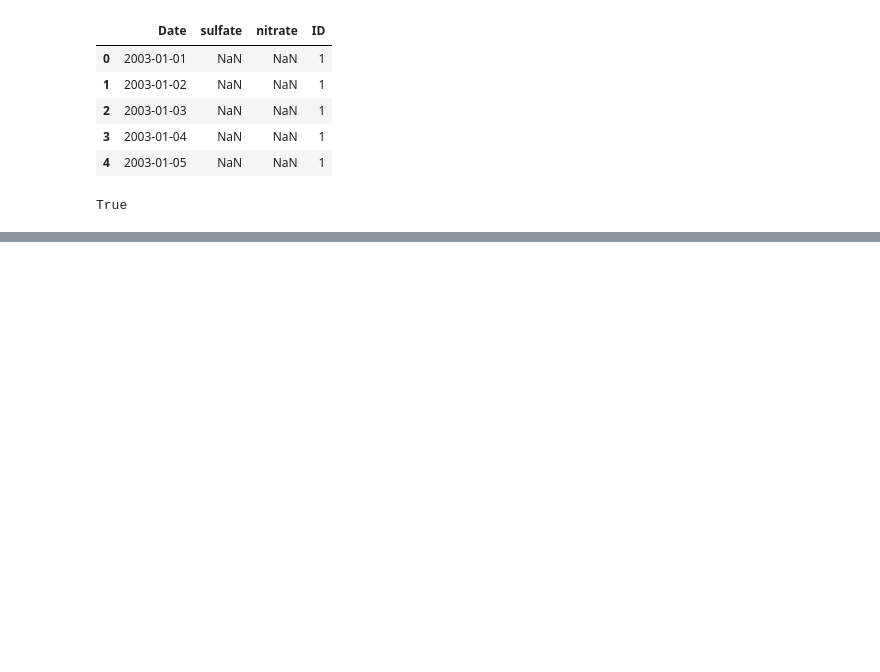
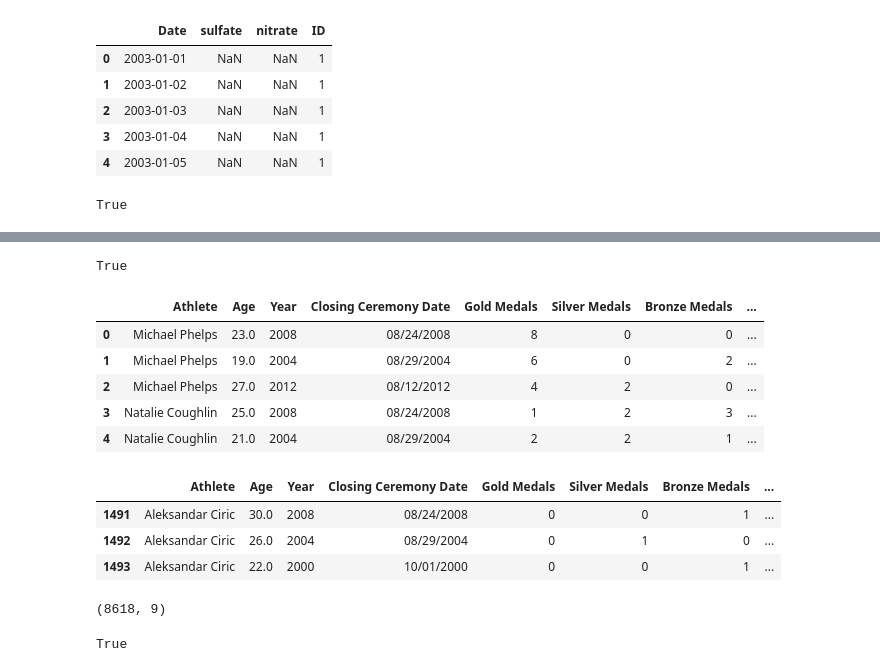
Before and after one commit to elugo00/machine-learning-python-course, a Jupyter notebook: notebooks/T2 - 4 - Data Cleaning - Concatenación de datos.ipynb, the cells around one changed output, grey strips where cells are left out. Cells and saved outputs as stored; diff of their text form; code cells hidden in the pictures; blank space fills up the shorter version.

```diff
--- a/notebooks/T2 - 4 - Data Cleaning - Concatenación de datos.ipynb
+++ b/notebooks/T2 - 4 - Data Cleaning - Concatenación de datos.ipynb
@@ -177,0 +202,3 @@ True
+# %%
+data_country = pd.read_csv(filepath + "Athlete_Country_Map.csv", encoding="ISO-8859-1")
+data_country.head()
@@ -177,0 +246,32 @@ True
+# %%
+data_country_dp = data_country.drop_duplicates(subset="Athlete")
+len(data_country_dp)==len(a)
+# %% [output]
+True
+# %%
+data_main_country = pd.merge(left = data_main, right = data_country_dp,
+                            left_on="Athlete", right_on="Athlete")
+data_main_country.head()
+# %% [output]
+|  | Athlete | Age | Year | Closing Ceremony Date | Gold Medals | Silver Medals | Bronze Medals | ... |
+| 0 | Michael Phelps | 23.0 | 2008 | 08/24/2008 | 8 | 0 | 0 | ... |
+| 1 | Michael Phelps | 19.0 | 2004 | 08/29/2004 | 6 | 0 | 2 | ... |
+| 2 | Michael Phelps | 27.0 | 2012 | 08/12/2012 | 4 | 2 | 0 | ... |
+| 3 | Natalie Coughlin | 25.0 | 2008 | 08/24/2008 | 1 | 2 | 3 | ... |
+| 4 | Natalie Coughlin | 21.0 | 2004 | 08/29/2004 | 2 | 2 | 1 | ... |
+# %%
+data_main_country[data_main_country["Athlete"]=="Aleksandar Ciric"]
+# %% [output]
+|  | Athlete | Age | Year | Closing Ceremony Date | Gold Medals | Silver Medals | Bronze Medals | ... |
+| 1491 | Aleksandar Ciric | 30.0 | 2008 | 08/24/2008 | 0 | 0 | 1 | ... |
+| 1492 | Aleksandar Ciric | 26.0 | 2004 | 08/29/2004 | 0 | 1 | 0 | ... |
+| 1493 | Aleksandar Ciric | 22.0 | 2000 | 10/01/2000 | 0 | 0 | 1 | ... |
+# %%
+data_main_country.shape
+# %% [output]
+(8618, 9)
+# %%
+data_sports_dp = data_sports.drop_duplicates(subset="Athlete")
+len(data_sports_dp)==len(a)
+# %% [output]
+True
```
Also changed, not shown: parts of 13 cells of this notebook, 6 other files.
